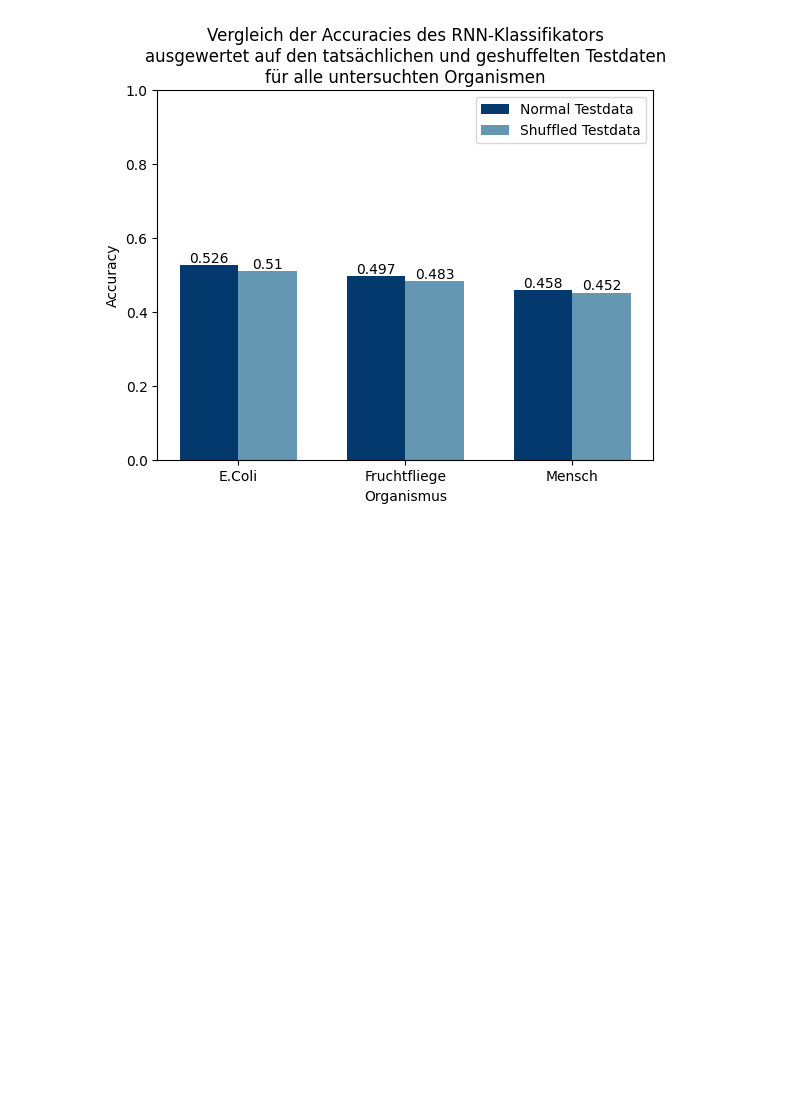
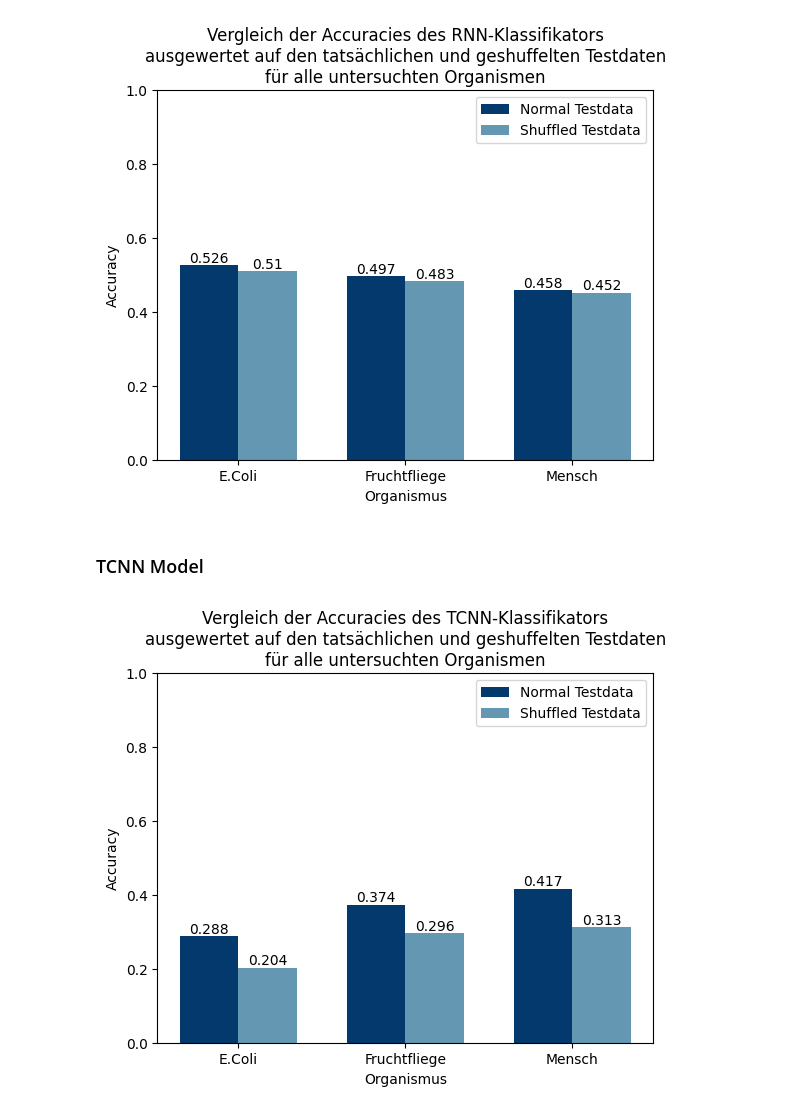
Before and after one commit to maxikuehn/PMDS_Codons, a Jupyter notebook: notebooks/Results_Overview.ipynb, the cells around one changed output. Cells and saved outputs as stored; diff of their text form; code cells hidden in the pictures; blank space fills up the shorter version.

```diff
--- a/notebooks/Results_Overview.ipynb
+++ b/notebooks/Results_Overview.ipynb
@@ -100,3 +123,26 @@ title = "Vergleich der Accuracies des RNN-Klassifikators\nausgewertet auf den ta
 ml_evaluation.plot_accuracies_comparison(accuracies_rnn_shuffled, classifier_labels, title)
 # %% [output]
 [figure]
+# %% [markdown]
+### TCNN Model
+# %%
+accuracies_tcnn_shuffled = {
+    "E.Coli": {
+        "TCNN": 0.2878,
+        "TCNN_shuffled": 0.2035,
+    },
+    "Fruchtfliege": {
+        "TCNN": 0.3738,
+        "TCNN_shuffled": 0.2959,
+    },
+    "Mensch": {
+        "TCNN": 0.4171,
+        "TCNN_shuffled": 0.3131,
+    }
+}
+classifier_labels = ["Normal Testdata", "Shuffled Testdata"]
+title = "Vergleich der Accuracies des TCNN-Klassifikators\nausgewertet auf den tatsächlichen und geshuffelten Testdaten\nfür alle untersuchten Organismen"
+# %%
+ml_evaluation.plot_accuracies_comparison(accuracies_tcnn_shuffled, classifier_labels, title)
+# %% [output]
+[figure, added]
```
Also changed, not shown: parts of 3 cells of this notebook, 1 other file.
